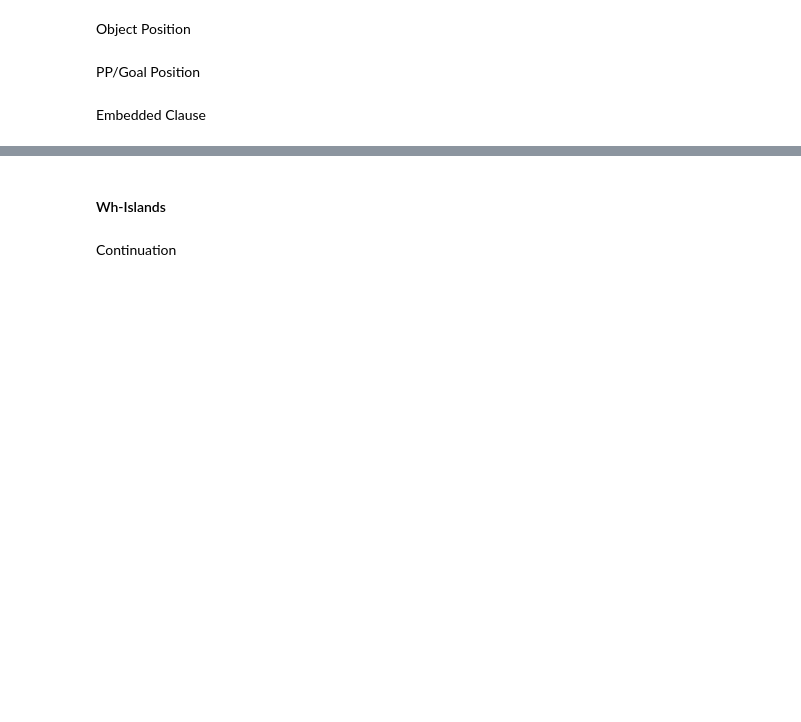
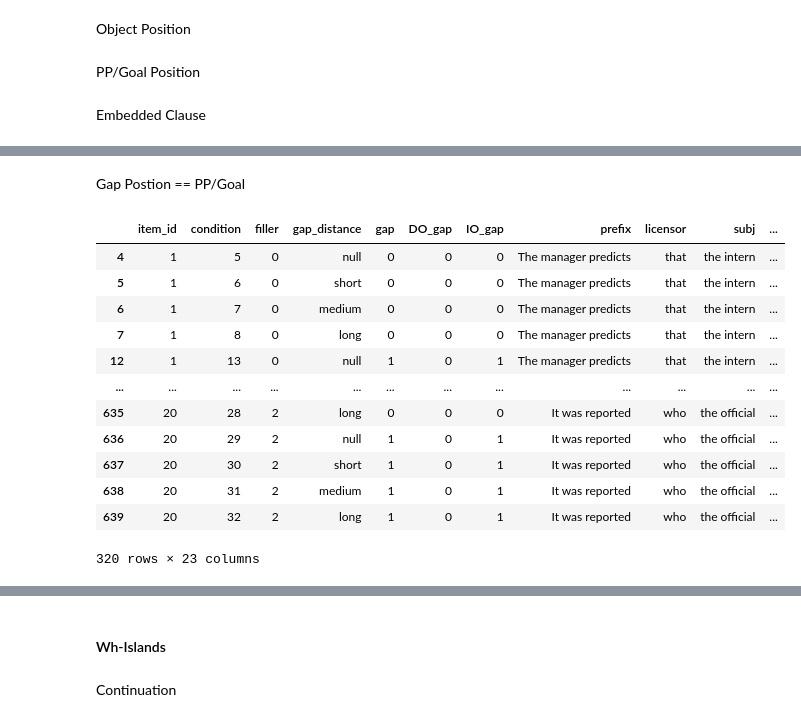
Before and after one commit to um-cap-lab/EMNLP-2025-submission, a Jupyter notebook: surprisal_calculation.ipynb, the cells around one changed output, grey strips where cells are left out. Drawn from its saved outputs; the diff is of its cells as text; code cells hidden in the pictures; blank space fills up the shorter version.

```diff
--- a/surprisal_calculation.ipynb
+++ b/surprisal_calculation.ipynb
@@ -657,0 +644,23 @@ mixed_effects_linear_regression(pp_df, iv_list, 'region_surprisal', 'gap positio
+# %% [markdown]
+Gap Postion == PP/Goal
+# %%
+pp_df = sentence_df.copy()
+pp_df['region_surprisal'] = pp_df.apply(lambda x: sum_region_surprisal(x, ['temp_mod']), axis = 1)
+
+# filter for PP gap
+ppgap_df = pp_df[pp_df['gap_position'] == 'IO']
+ppgap_df
+# %% [output]
+|  | item_id | condition | filler | gap_distance | gap | DO_gap | IO_gap | prefix | licensor | subj | ... |
+| 4 | 1 | 5 | 0 | null | 0 | 0 | 0 | The manager predicts | that | the intern | ... |
+| 5 | 1 | 6 | 0 | short | 0 | 0 | 0 | The manager predicts | that | the intern | ... |
+| 6 | 1 | 7 | 0 | medium | 0 | 0 | 0 | The manager predicts | that | the intern | ... |
+| 7 | 1 | 8 | 0 | long | 0 | 0 | 0 | The manager predicts | that | the intern | ... |
+| 12 | 1 | 13 | 0 | null | 1 | 0 | 1 | The manager predicts | that | the intern | ... |
+| ... | ... | ... | ... | ... | ... | ... | ... | ... | ... | ... | ... |
+| 635 | 20 | 28 | 2 | long | 0 | 0 | 0 | It was reported | who | the official | ... |
+| 636 | 20 | 29 | 2 | null | 1 | 0 | 1 | It was reported | who | the official | ... |
+| 637 | 20 | 30 | 2 | short | 1 | 0 | 1 | It was reported | who | the official | ... |
+| 638 | 20 | 31 | 2 | medium | 1 | 0 | 1 | It was reported | who | the official | ... |
+| 639 | 20 | 32 | 2 | long | 1 | 0 | 1 | It was reported | who | the official | ... |
+320 rows × 23 columns
```
Also changed, not shown: parts of 61 cells of this notebook.
